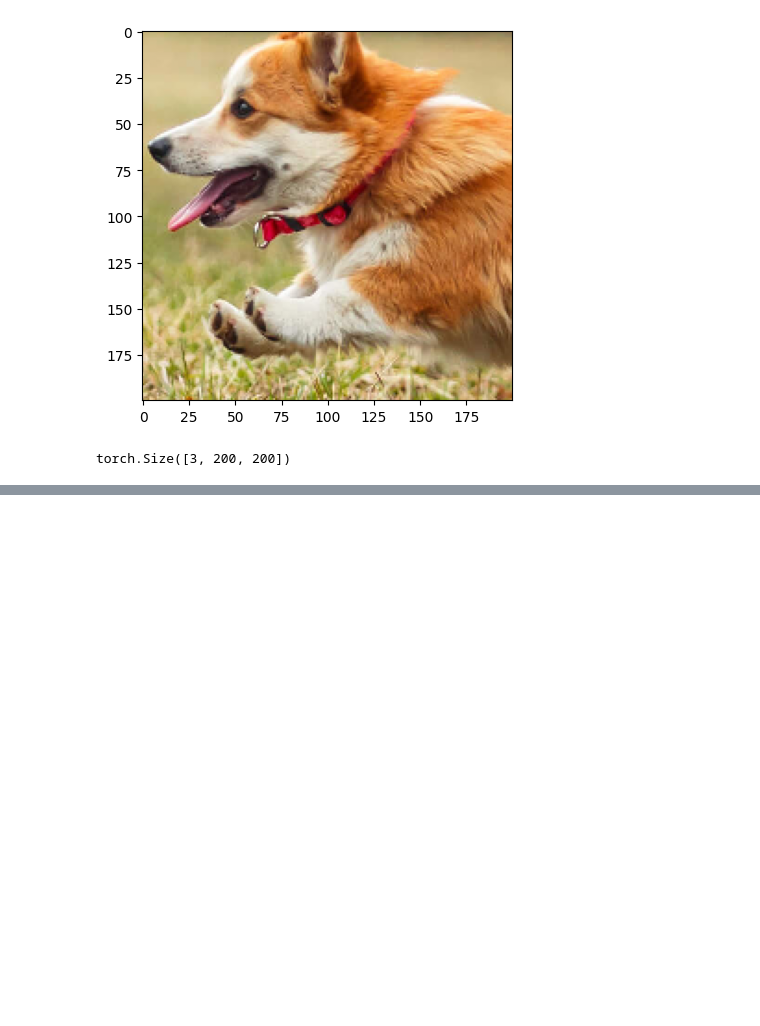
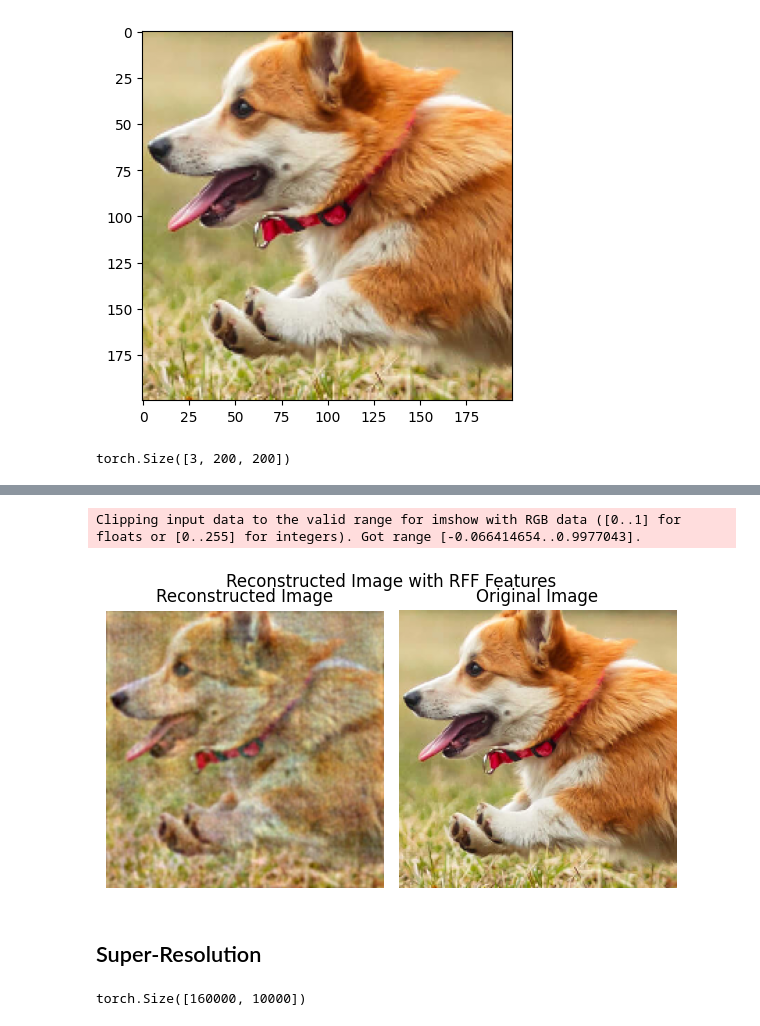
Before and after one commit to PankajGadhwal/ML-Projects, a Jupyter notebook: A2/task3.ipynb, the cells around one changed output, grey strips where cells are left out. Saved outputs shown, nothing was run; the diff lists cells and outputs as text; code cells hidden in the pictures; blank space fills up the shorter version.

```diff
--- a/A2/task3.ipynb
+++ b/A2/task3.ipynb
@@ -199,0 +220,13 @@ plot_reconstructed_and_original_image(crop, net, dog_X_scaled, title="Reconstruc
+# %%
+rff_features = 10000
+sigma = 0.05
+# %%
+from sklearn.kernel_approximation import RBFSampler
+
+def create_rff_features(X, num_features, sigma):
+    rff = RBFSampler(n_components=num_features, gamma=1/(2 * sigma**2))
+    X = X.cpu().numpy()
+    X = rff.fit_transform(X)
+    return torch.tensor(X, dtype=torch.float32).to(device)
+# %%
+X_rff = create_rff_features(dog_X_scaled, 8000, 0.01)
@@ -199,0 +237,5 @@ plot_reconstructed_and_original_image(crop, net, dog_X_scaled, title="Reconstruc
+# %%
+net = LinearModel(X_rff.shape[1], 3)
+net.to(device)
+
+train(net, 0.005, X_rff, dog_Y, 200)
@@ -199,0 +246,7 @@ plot_reconstructed_and_original_image(crop, net, dog_X_scaled, title="Reconstruc
+# %%
+plot_reconstructed_and_original_image(rcrop, net, X_rff, title="Reconstructed Image with RFF Features")
+# %% [output]
+Clipping input data to the valid range for imshow with RGB data ([0..1] for floats or [0..255] for integers). Got range [-0.066414654..0.9977043].
+[figure, added]
+# %% [markdown]
+## Super-Resolution
@@ -199,0 +271,4 @@ plot_reconstructed_and_original_image(crop, net, dog_X_scaled, title="Reconstruc
+# %%
+X_rff.shape
+# %% [output]
+torch.Size([160000, 10000])
```
Also changed, not shown: parts of 25 cells of this notebook.
